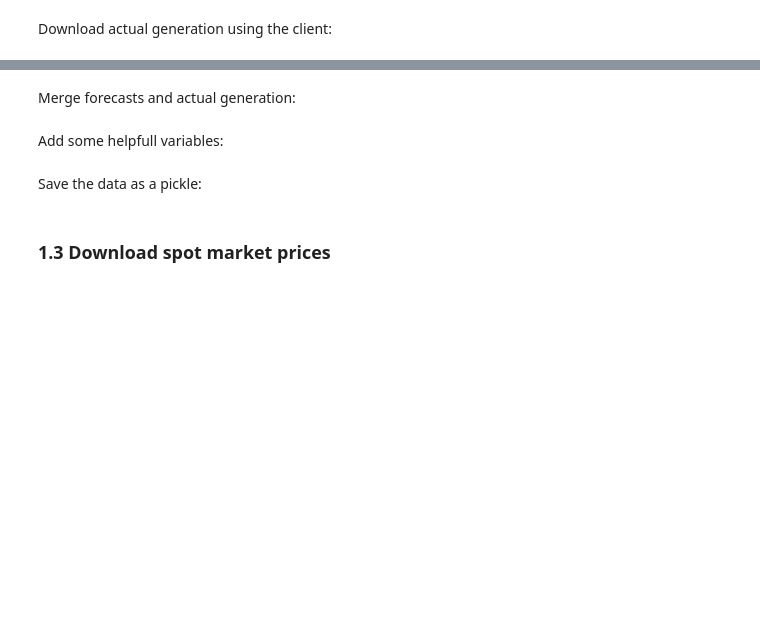
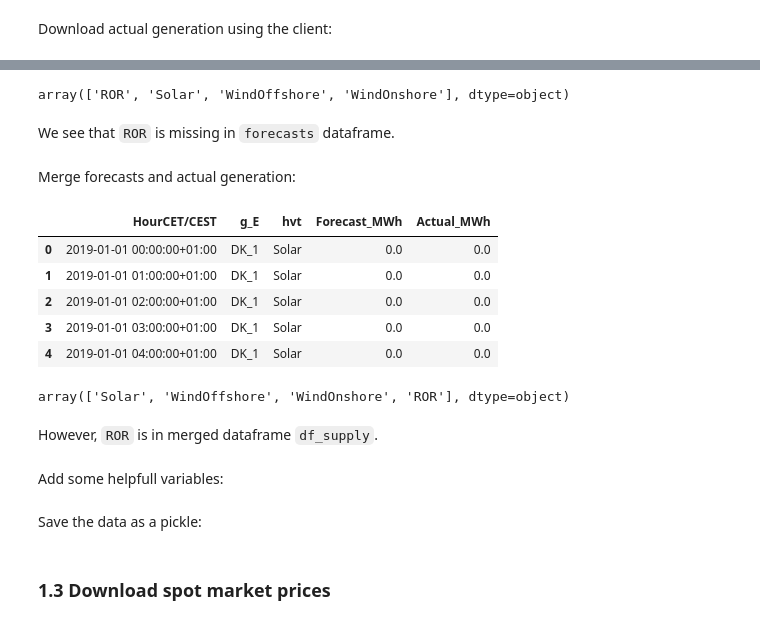
Before and after one commit to marcherger/EnergyEconGroupWork, a Jupyter notebook: DownloadDataForDK/A_DownloadFromENTSOe.ipynb, the cells around one changed output, grey strips where cells are left out. Saved outputs shown, nothing was run; the diff lists cells and outputs as text; code cells hidden in the pictures; blank space fills up the shorter version.

```diff
--- a/DownloadDataForDK/A_DownloadFromENTSOe.ipynb
+++ b/DownloadDataForDK/A_DownloadFromENTSOe.ipynb
@@ -195,7 +208,30 @@ actual =  pd.concat([client.query_generation(Area[x[0]], start=start_CET, end=en
+# %%
+# find unique values in hvt column
+actual['hvt'].unique()
+# %% [output]
+array(['ROR', 'Solar', 'WindOffshore', 'WindOnshore'], dtype=object)
+# %% [markdown]
+We see that `ROR` is missing in `forecasts` dataframe.
 # %% [markdown]
 Merge forecasts and actual generation:
 # %%
 df_supply = forecasts.merge(actual, how='outer')
+# %%
+df_supply.head()
+# %% [output]
+|  | HourCET/CEST | g_E | hvt | Forecast_MWh | Actual_MWh |
+| 0 | 2019-01-01 00:00:00+01:00 | DK_1 | Solar | 0.0 | 0.0 |
+| 1 | 2019-01-01 01:00:00+01:00 | DK_1 | Solar | 0.0 | 0.0 |
+| 2 | 2019-01-01 02:00:00+01:00 | DK_1 | Solar | 0.0 | 0.0 |
+| 3 | 2019-01-01 03:00:00+01:00 | DK_1 | Solar | 0.0 | 0.0 |
+| 4 | 2019-01-01 04:00:00+01:00 | DK_1 | Solar | 0.0 | 0.0 |
+# %%
+# find unique values in hvt column
+df_supply['hvt'].unique()
+# %% [output]
+array(['Solar', 'WindOffshore', 'WindOnshore', 'ROR'], dtype=object)
+# %% [markdown]
+However, `ROR` is in merged dataframe `df_supply`.
 # %% [markdown]
 Add some helpfull variables:
 # %%
```
Also changed, not shown: parts of 13 cells of this notebook, 10 other files.
